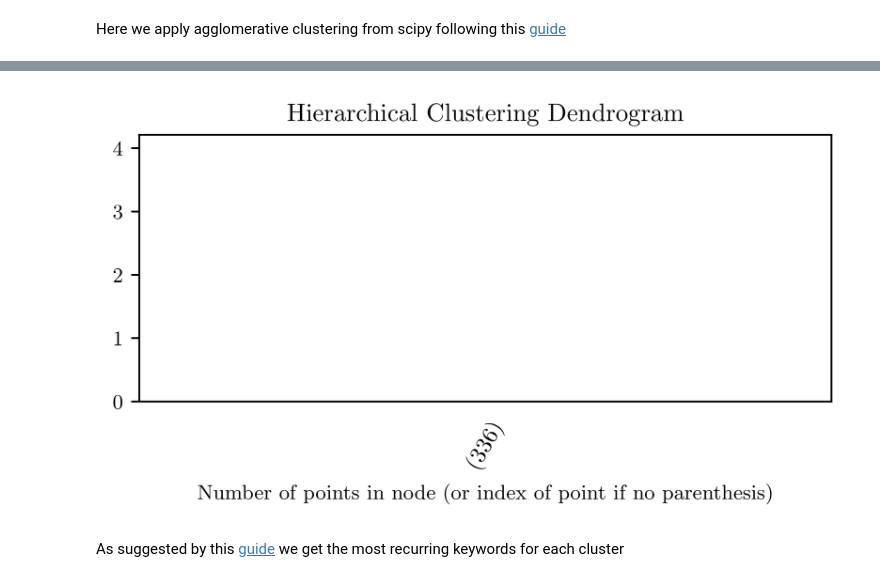
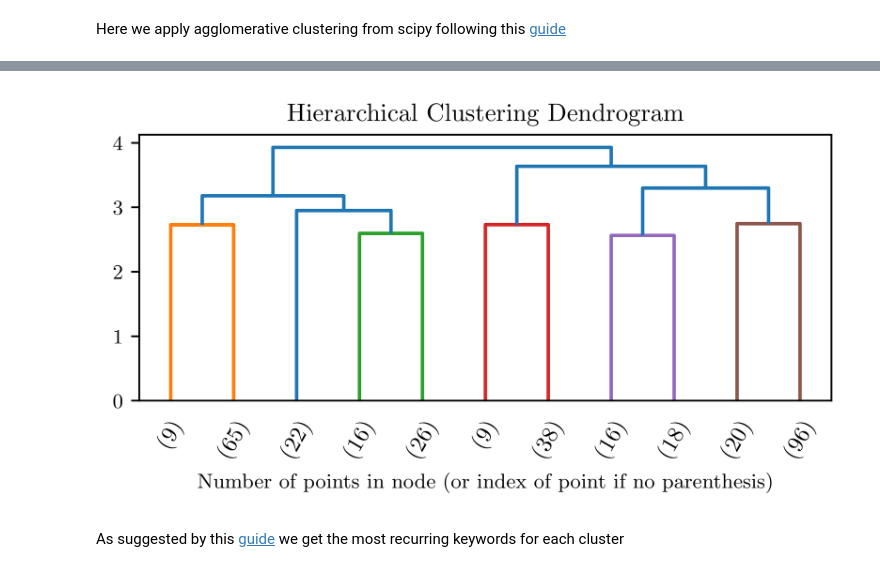
Before and after one commit to teiband/industrial-skill-review, a Jupyter notebook: src/FaissSearch/faissSearch.ipynb, the cells around one changed output, grey strips where cells are left out. Drawn from its saved outputs; the diff is of its cells as text; code cells hidden in the pictures.

```diff
--- a/src/FaissSearch/faissSearch.ipynb
+++ b/src/FaissSearch/faissSearch.ipynb
@@ -205,35 +203,35 @@ def plot_dendrogram(model, **kwargs):
         counts[i] = current_count
 
     linkage_matrix = np.column_stack(
         [model.children_, model.distances_, counts]
     ).astype(float)
 
     # Plot the corresponding dendrogram
     dendo = dendrogram(linkage_matrix, **kwargs)
 
     return linkage_matrix, dendo
 
 plt.figure(figsize=(3240/600, 1280/600), dpi=600)
 plt.title("Hierarchical Clustering Dendrogram")
 # plot the top three levels of the dendrogram
 
-p = 2
+p = 11
 linkageMatrix, dendoPlot = plot_dendrogram(model, truncate_mode="lastp", p=p, leaf_rotation=60.,leaf_font_size=10.)
 #linkageMatrix, dendoPlot = plot_dendrogram(model, leaf_rotation=60.,leaf_font_size=3.)
 plt.xlabel("Number of points in node (or index of point if no parenthesis)")
 plt.savefig('D:/1. Papers/4. MyPapers/6_(20210609) Skill taxonomy/figures/denogrammClusteringRaw.png', dpi=600, bbox_inches = 'tight')
 #print(dendoPlot["leaves"])
 
 label = fcluster(linkageMatrix, p, criterion='maxclust')
 
 #print(label)
 
 d = {'primitive': defSing, 'label':label}
 #print(d)
 
 hierarchies = pd.DataFrame(d)
 # %% [output]
-[figure, old version]
+[figure, new version]
 # %% [markdown]
 As suggested by this [guide](https://towardsdatascience.com/keyword-extraction-with-bert-724efca412ea) we get the most recurring keywords for each cluster
 # %%
```
Also changed, not shown: parts of 16 cells of this notebook.
